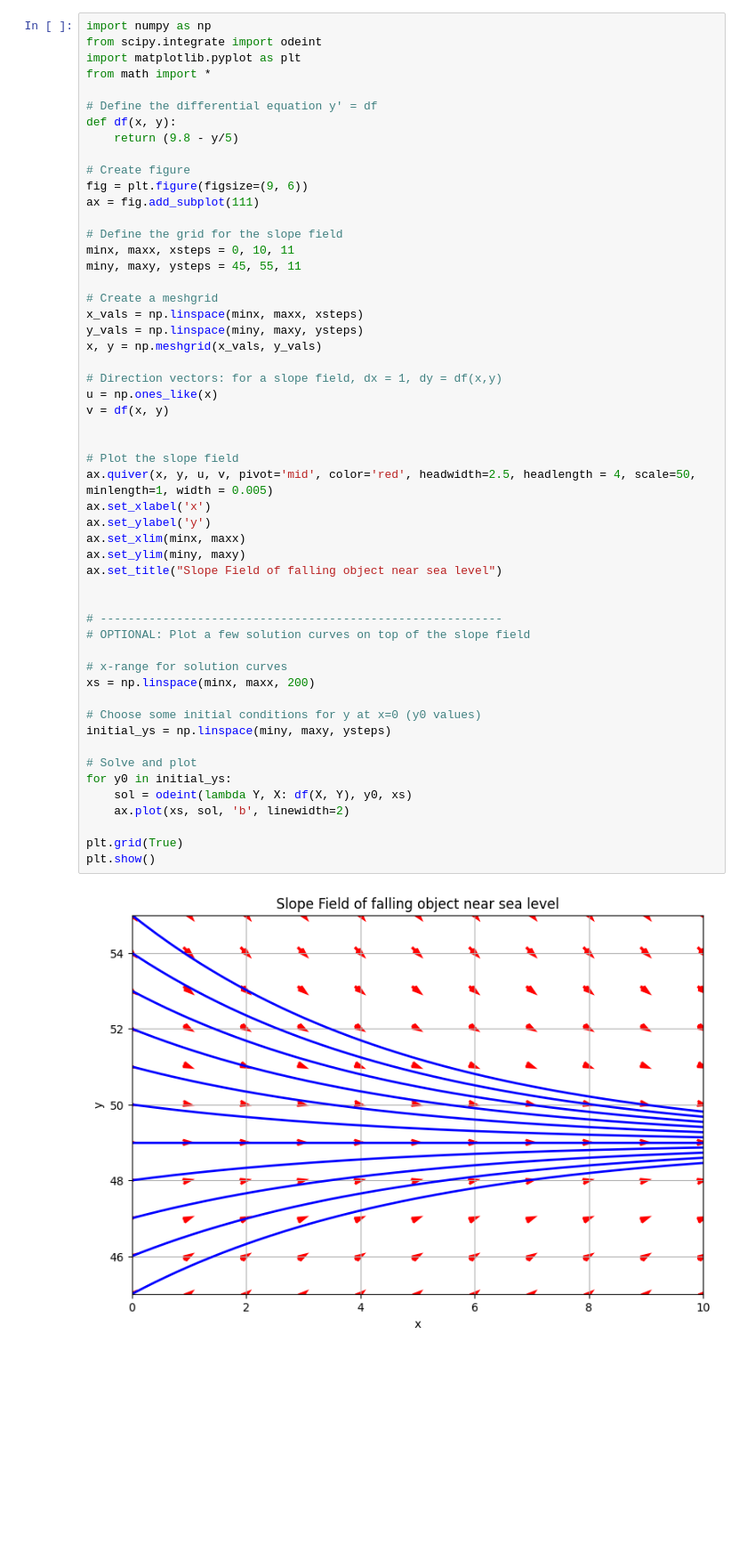
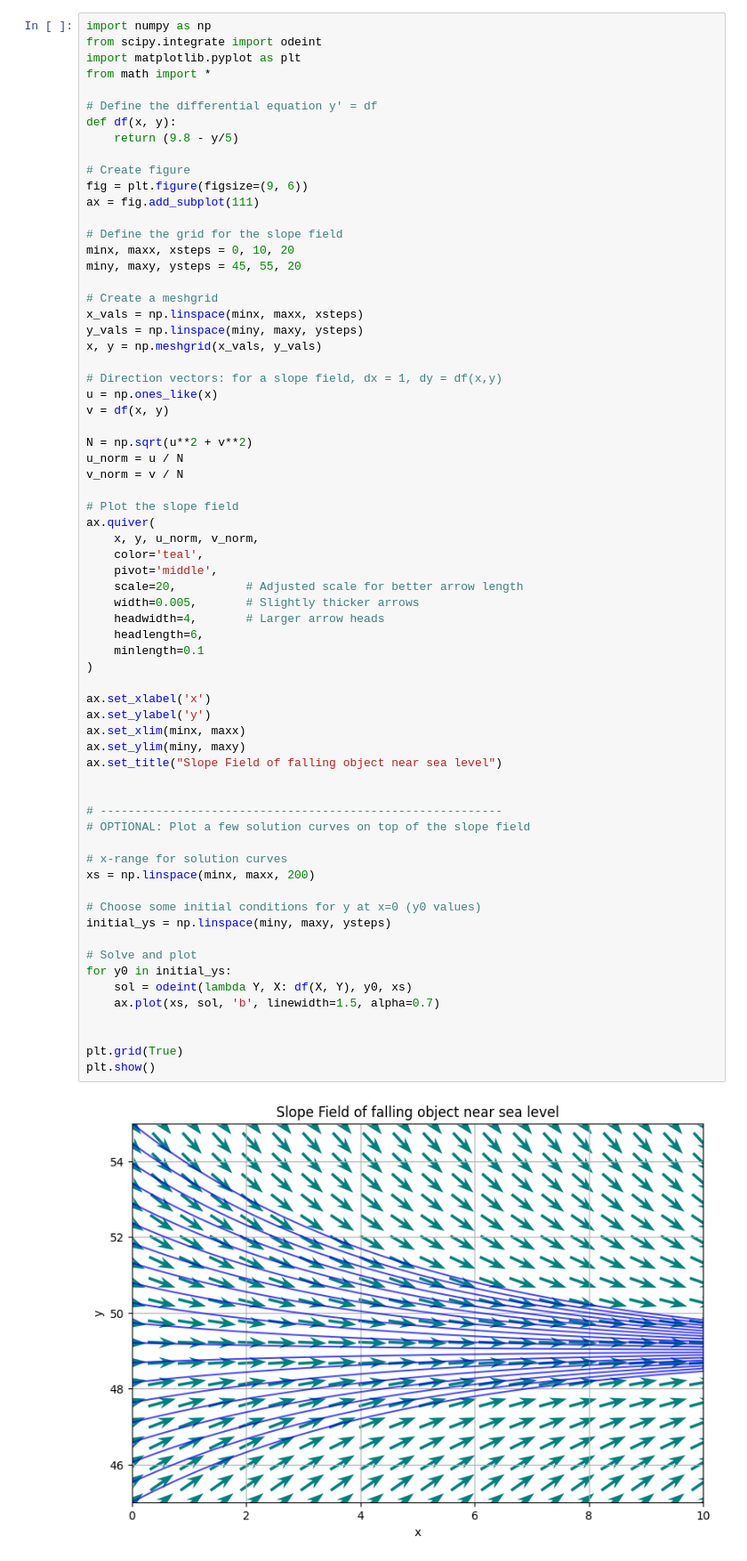
Before and after one commit to OwenW24/MATH308, a Jupyter notebook: week1/slopefield.ipynb, the cells around one changed output. Shown at 89% size. Drawn from its saved outputs; the diff is of its cells as text; blank space fills up the shorter version.

```diff
--- a/week1/slopefield.ipynb
+++ b/week1/slopefield.ipynb
@@ -13,8 +13,8 @@ fig = plt.figure(figsize=(9, 6))
 ax = fig.add_subplot(111)
 
 # Define the grid for the slope field
-minx, maxx, xsteps = 0, 10, 11
-miny, maxy, ysteps = 45, 55, 11
+minx, maxx, xsteps = 0, 10, 20
+miny, maxy, ysteps = 45, 55, 20
 
 # Create a meshgrid
 x_vals = np.linspace(minx, maxx, xsteps)
@@ -23,33 +23,47 @@ x, y = np.meshgrid(x_vals, y_vals)
 
 # Direction vectors: for a slope field, dx = 1, dy = df(x,y)
 u = np.ones_like(x)
 v = df(x, y)
 
+N = np.sqrt(u**2 + v**2)
+u_norm = u / N
+v_norm = v / N
 
 # Plot the slope field
-ax.quiver(x, y, u, v, pivot='mid', color='red', headwidth=2.5, headlength = 4, scale=50, minlength=1, width = 0.005)
+ax.quiver(
+    x, y, u_norm, v_norm,
+    color='teal',
+    pivot='middle',
+    scale=20,          # Adjusted scale for better arrow length
+    width=0.005,       # Slightly thicker arrows
+    headwidth=4,       # Larger arrow heads
+    headlength=6,
+    minlength=0.1
+)
+
 ax.set_xlabel('x')
 ax.set_ylabel('y')
 ax.set_xlim(minx, maxx)
 ax.set_ylim(miny, maxy)
 ax.set_title("Slope Field of falling object near sea level")
 
 
 # ----------------------------------------------------------
 # OPTIONAL: Plot a few solution curves on top of the slope field
 
 # x-range for solution curves
 xs = np.linspace(minx, maxx, 200)
 
 # Choose some initial conditions for y at x=0 (y0 values)
 initial_ys = np.linspace(miny, maxy, ysteps)
 
 # Solve and plot
 for y0 in initial_ys:
     sol = odeint(lambda Y, X: df(X, Y), y0, xs)
-    ax.plot(xs, sol, 'b', linewidth=2)
+    ax.plot(xs, sol, 'b', linewidth=1.5, alpha=0.7)
+
 
 plt.grid(True)
 plt.show()
 # %% [output]
-[figure, old version]
+[figure, new version]
```
